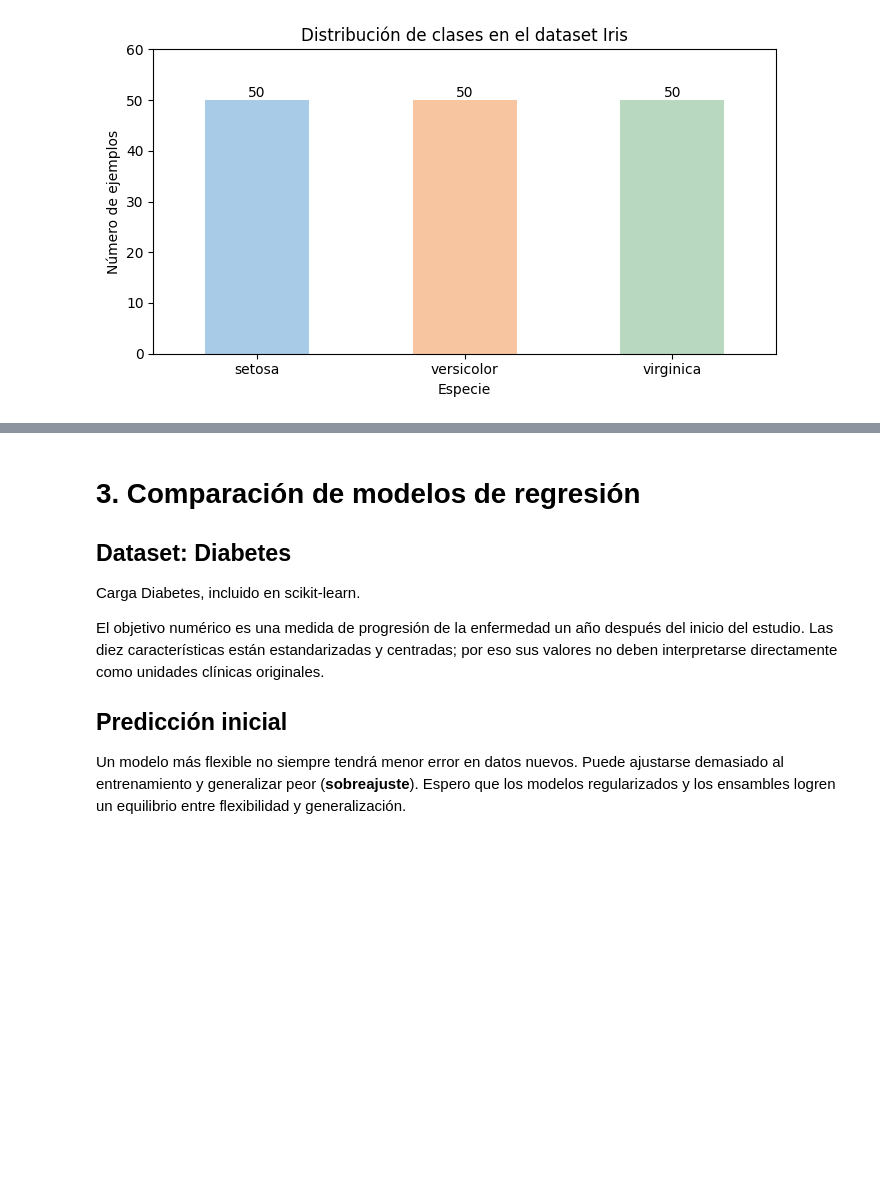
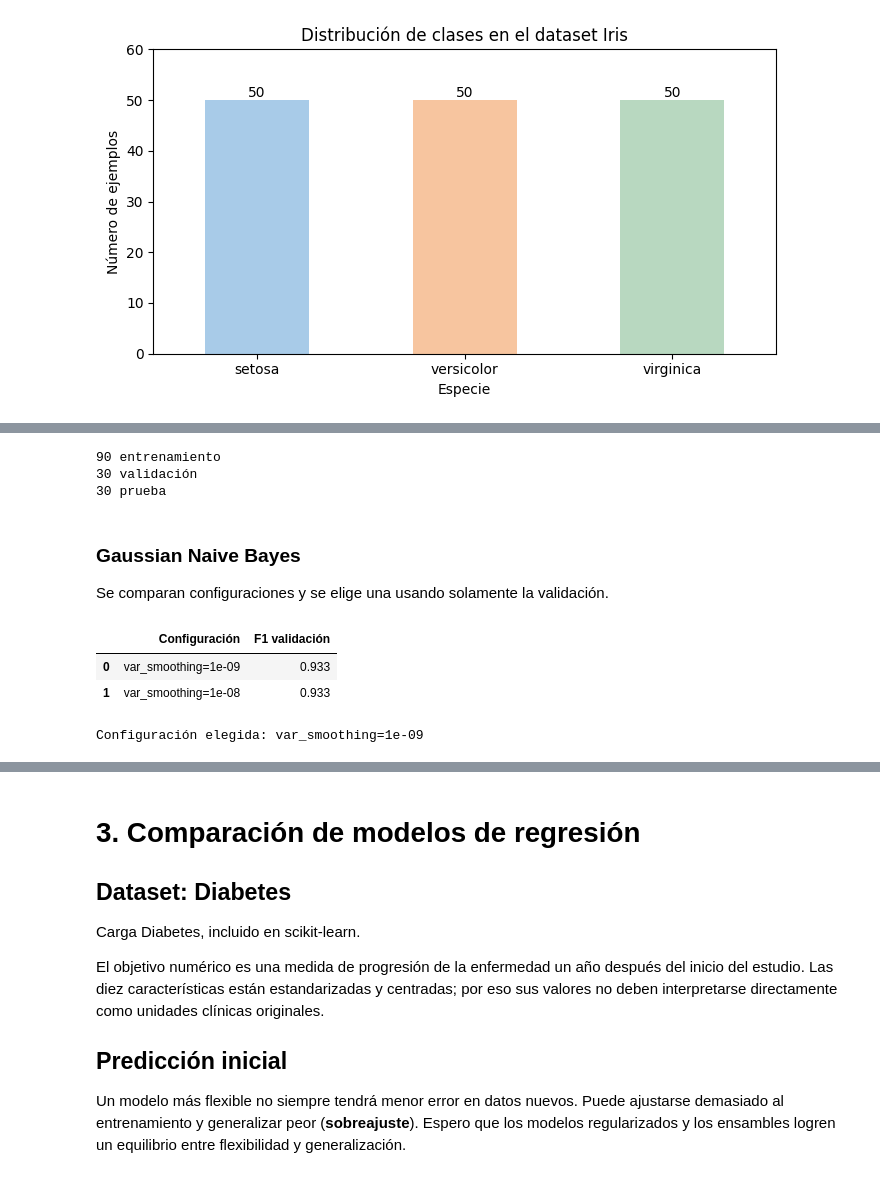
Before and after one commit to Harry-GNS/Recuperacion-de-la-Infromacion-2026B, a Jupyter notebook: Notebooks/01_revml.ipynb, the cells around one changed output, grey strips where cells are left out. Drawn from its saved outputs; the diff is of its cells as text; code cells hidden in the pictures; blank space fills up the shorter version.

```diff
--- a/Notebooks/01_revml.ipynb
+++ b/Notebooks/01_revml.ipynb
@@ -346,0 +212,51 @@ MLP errores: [(2, np.int64(2), np.int64(1))]
+# %%
+import matplotlib.pyplot as plt
+import pandas as pd
+from sklearn.datasets import load_iris
+from sklearn.ensemble import GradientBoostingClassifier, RandomForestClassifier
+from sklearn.linear_model import LogisticRegression
+from sklearn.metrics import ConfusionMatrixDisplay, accuracy_score, f1_score
+from sklearn.model_selection import train_test_split
+from sklearn.naive_bayes import GaussianNB
+from sklearn.neural_network import MLPClassifier
+from sklearn.pipeline import make_pipeline
+from sklearn.preprocessing import StandardScaler
+from sklearn.svm import LinearSVC
+from sklearn.tree import DecisionTreeClassifier
+
+iris = load_iris()
+X, y = iris.data, iris.target
+X_train, X_tmp, y_train, y_tmp = train_test_split(X, y, test_size=0.40, stratify=y, random_state=42)
+X_val, X_test, y_val, y_test = train_test_split(X_tmp, y_tmp, test_size=0.50, stratify=y_tmp, random_state=42)
+print(X_train.shape[0], "entrenamiento")
+print(X_val.shape[0], "validación")
+print(X_test.shape[0], "prueba")
+
+def evaluar_validacion(modelo):
+    modelo.fit(X_train, y_train)
+    return f1_score(y_val, modelo.predict(X_val), average="macro")
+
+def elegir_modelo(configuraciones):
+    resultados = [(evaluar_validacion(modelo), nombre, modelo) for nombre, modelo in configuraciones.items()]
+    mejor = max(resultados, key=lambda resultado: resultado[0])
+    display(pd.DataFrame([(nombre, f1) for f1, nombre, _ in resultados], columns=["Configuración", "F1 validación"]).round(3))
+    print("Configuración elegida:", mejor[1])
+    return mejor[2]
+# %% [output]
+90 entrenamiento
+30 validación
+30 prueba
+# %% [markdown]
+### Gaussian Naive Bayes
+
+Se comparan configuraciones y se elige una usando solamente la validación.
+# %%
+modelo_nb = elegir_modelo({
+    "var_smoothing=1e-09": make_pipeline(StandardScaler(), GaussianNB(var_smoothing=1e-9)),
+    "var_smoothing=1e-08": make_pipeline(StandardScaler(), GaussianNB(var_smoothing=1e-8)),
+})
+# %% [output]
+|  | Configuración | F1 validación |
+| 0 | var_smoothing=1e-09 | 0.933 |
+| 1 | var_smoothing=1e-08 | 0.933 |
+Configuración elegida: var_smoothing=1e-09
```
Also changed, not shown: parts of 19 cells of this notebook.
